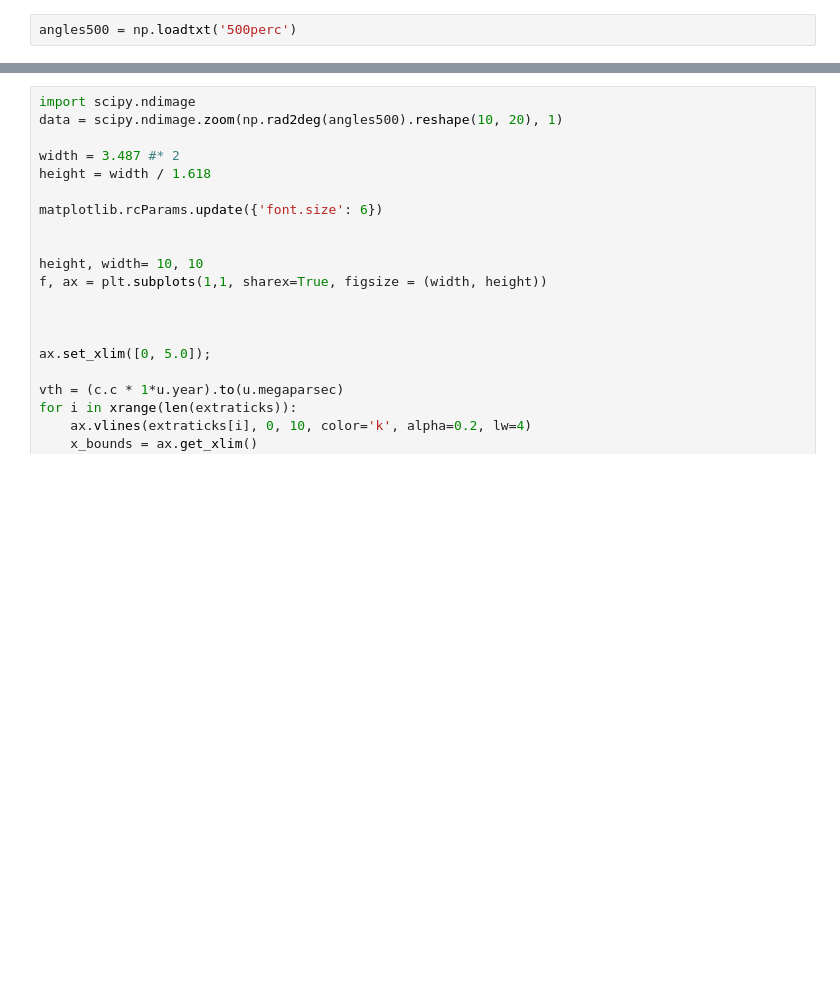
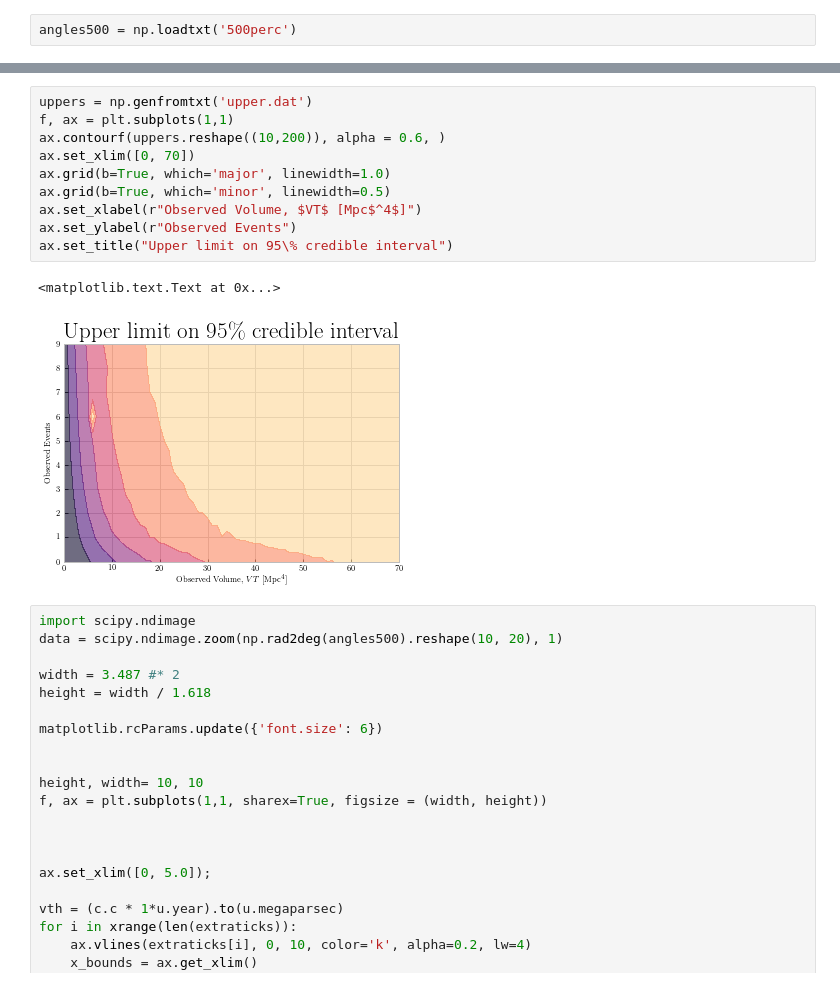
Before and after one commit to transientlunatic/grbeams, a Jupyter notebook: notebooks/GRB Beaming Angle estimation using PyMC3.ipynb, the cells around one changed output, grey strips where cells are left out. Drawn from its saved outputs; the diff is of its cells as text; blank space fills up the shorter version.

```diff
--- a/notebooks/GRB Beaming Angle estimation using PyMC3.ipynb
+++ b/notebooks/GRB Beaming Angle estimation using PyMC3.ipynb
@@ -595,3 +623,16 @@ angles500 = np.loadtxt('500perc')
+# %%
+uppers = np.genfromtxt('upper.dat')
+f, ax = plt.subplots(1,1)
+ax.contourf(uppers.reshape((10,200)), alpha = 0.6, )
+ax.set_xlim([0, 70])
+ax.grid(b=True, which='major', linewidth=1.0)
+ax.grid(b=True, which='minor', linewidth=0.5)
+ax.set_xlabel(r"Observed Volume, $VT$ [Mpc$^4$]")
+ax.set_ylabel(r"Observed Events")
+ax.set_title("Upper limit on 95\% credible interval")
+# %% [output]
+<matplotlib.text.Text at 0x...>
+[figure, added]
 # %%
 import scipy.ndimage
 data = scipy.ndimage.zoom(np.rad2deg(angles500).reshape(10, 20), 1)
```
Also changed, not shown: parts of 3 cells of this notebook, 3 other files.
